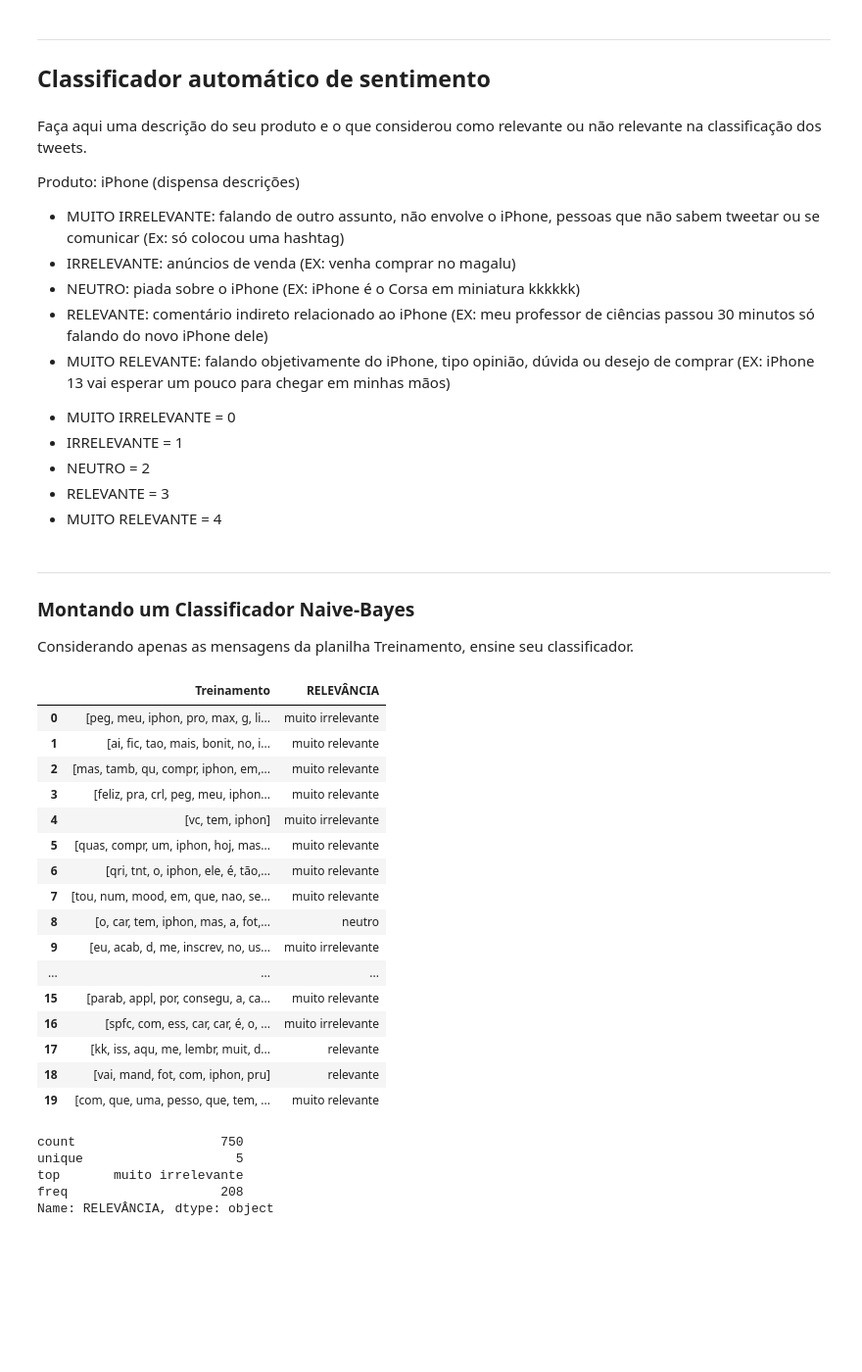
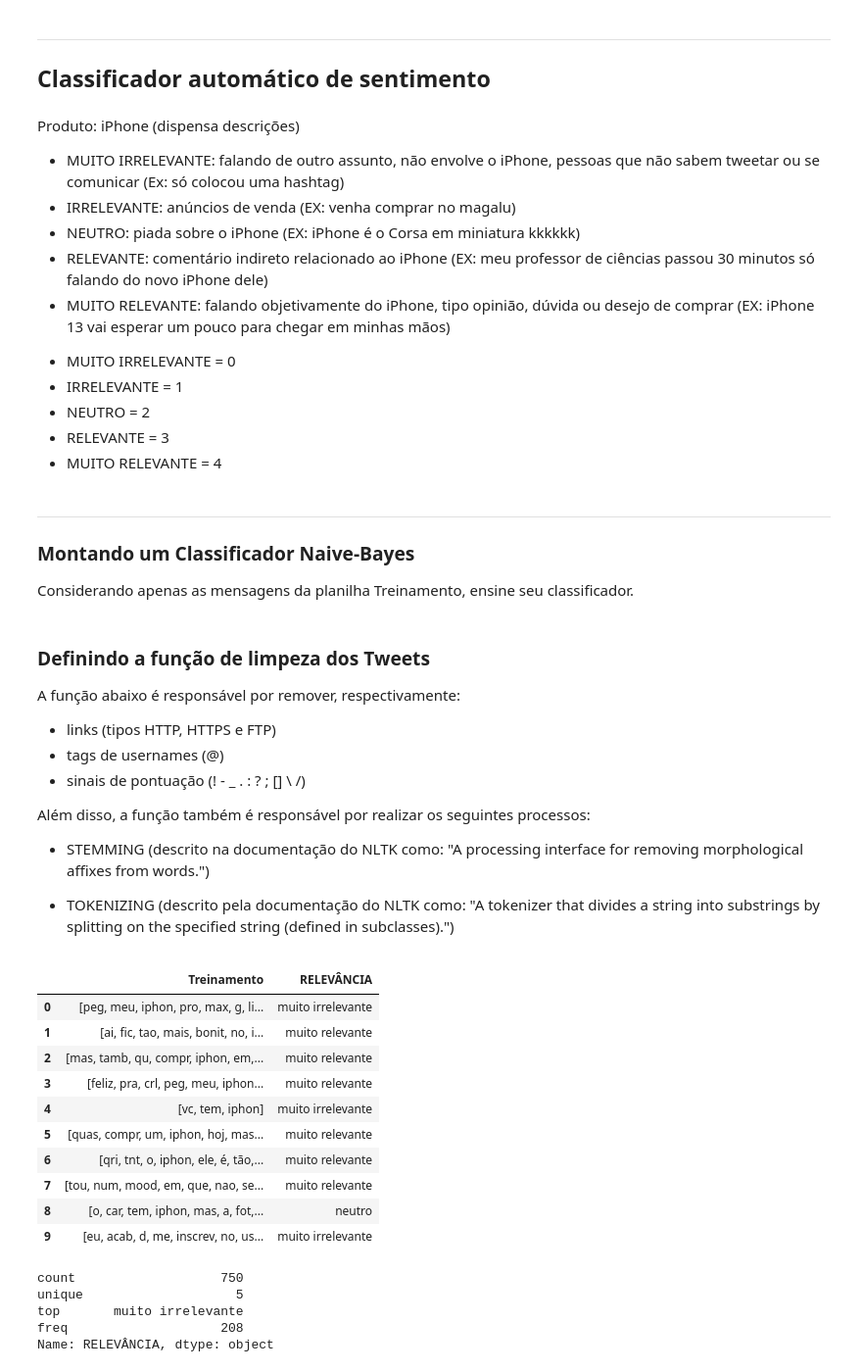
Before and after one commit to G3mha/does-Twitter-like-iPhone, a Jupyter notebook: Projeto1_Layout_Classificador.ipynb, the cells around one changed output. Shown: that part at 98% size. Drawn from its saved outputs; the diff is of its cells as text; code cells hidden in the pictures; blank space fills up the shorter version.

```diff
--- a/Projeto1_Layout_Classificador.ipynb
+++ b/Projeto1_Layout_Classificador.ipynb
@@ -80,8 +73,6 @@ test.head(5)
 
 ## Classificador automático de sentimento
 # %% [markdown]
-Faça aqui uma descrição do seu produto e o que considerou como relevante ou não relevante na classificação dos tweets.
-
 Produto: iPhone (dispensa descrições)
 
 - MUITO IRRELEVANTE: falando de outro assunto, não envolve o iPhone, pessoas que não sabem tweetar ou se comunicar (Ex: só colocou uma hashtag)
@@ -101,6 +92,18 @@ Produto: iPhone (dispensa descrições)
 ### Montando um Classificador Naive-Bayes
 
 Considerando apenas as mensagens da planilha Treinamento, ensine seu classificador.
+# %% [markdown]
+### Definindo a função de limpeza dos Tweets
+
+A função abaixo é responsável por remover, respectivamente:
+- links (tipos HTTP, HTTPS e FTP)
+- tags de usernames (@)
+- sinais de pontuação (! - _ . : ? ; [] \ /)
+
+Além disso, a função também é responsável por realizar os seguintes processos:
+- STEMMING (descrito na documentação do NLTK como: "A processing interface for removing morphological affixes from words.")
+
+- TOKENIZING (descrito pela documentação do NLTK como: "A tokenizer that divides a string into substrings by splitting on the specified string (defined in subclasses).")
 # %%
 def clean_data(text):
     # remover endereço
@@ -129,30 +128,24 @@ def clean_data(text):
 # %%
 # preparando os dados
 train.loc[:, 'Treinamento'] = train.Treinamento.apply(clean_data)
 train.loc[:, 'RELEVÂNCIA'] = train.RELEVÂNCIA.map({0: 'muito irrelevante',
                                                    1: 'irrelevante',
                                                    2: 'neutro',
                                                    3: 'relevante',
                                                    4: 'muito relevante'})
-train.head(20)
+train.head(10)
 # %% [output]
 |  | Treinamento | RELEVÂNCIA |
 | 0 | [peg, meu, iphon, pro, max, g, li... | muito irrelevante |
 | 1 | [ai, fic, tao, mais, bonit, no, i... | muito relevante |
 | 2 | [mas, tamb, qu, compr, iphon, em,... | muito relevante |
 | 3 | [feliz, pra, crl, peg, meu, iphon... | muito relevante |
 | 4 | [vc, tem, iphon] | muito irrelevante |
 | 5 | [quas, compr, um, iphon, hoj, mas... | muito relevante |
 | 6 | [qri, tnt, o, iphon, ele, é, tão,... | muito relevante |
 | 7 | [tou, num, mood, em, que, nao, se... | muito relevante |
 | 8 | [o, car, tem, iphon, mas, a, fot,... | neutro |
 | 9 | [eu, acab, d, me, inscrev, no, us... | muito irrelevante |
-| ... | ... | ... |
-| 15 | [parab, appl, por, consegu, a, ca... | muito relevante |
-| 16 | [spfc, com, ess, car, car, é, o, ... | muito irrelevante |
-| 17 | [kk, iss, aqu, me, lembr, muit, d... | relevante |
-| 18 | [vai, mand, fot, com, iphon, pru] | relevante |
-| 19 | [com, que, uma, pesso, que, tem, ... | muito relevante |
 # %%
 train.RELEVÂNCIA.describe()
 # %% [output]
```
Also changed, not shown: parts of 8 cells of this notebook, 4 other files.
